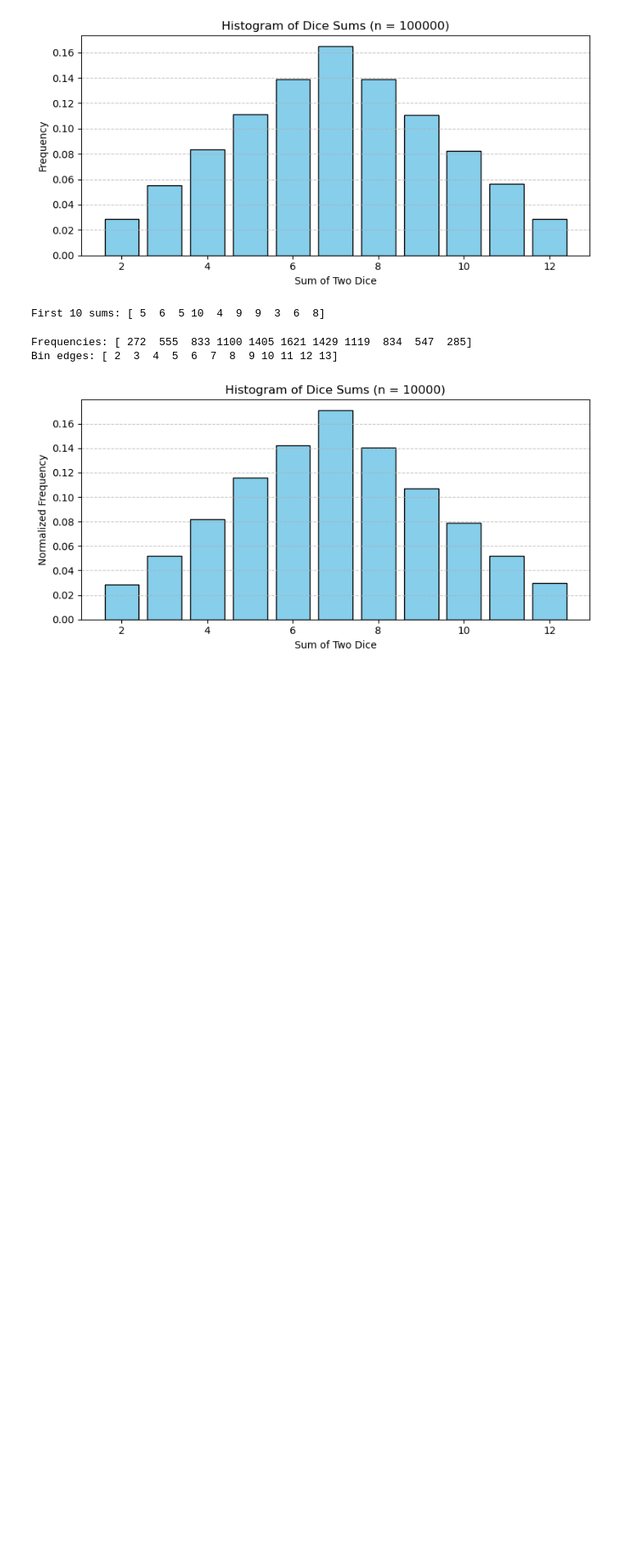
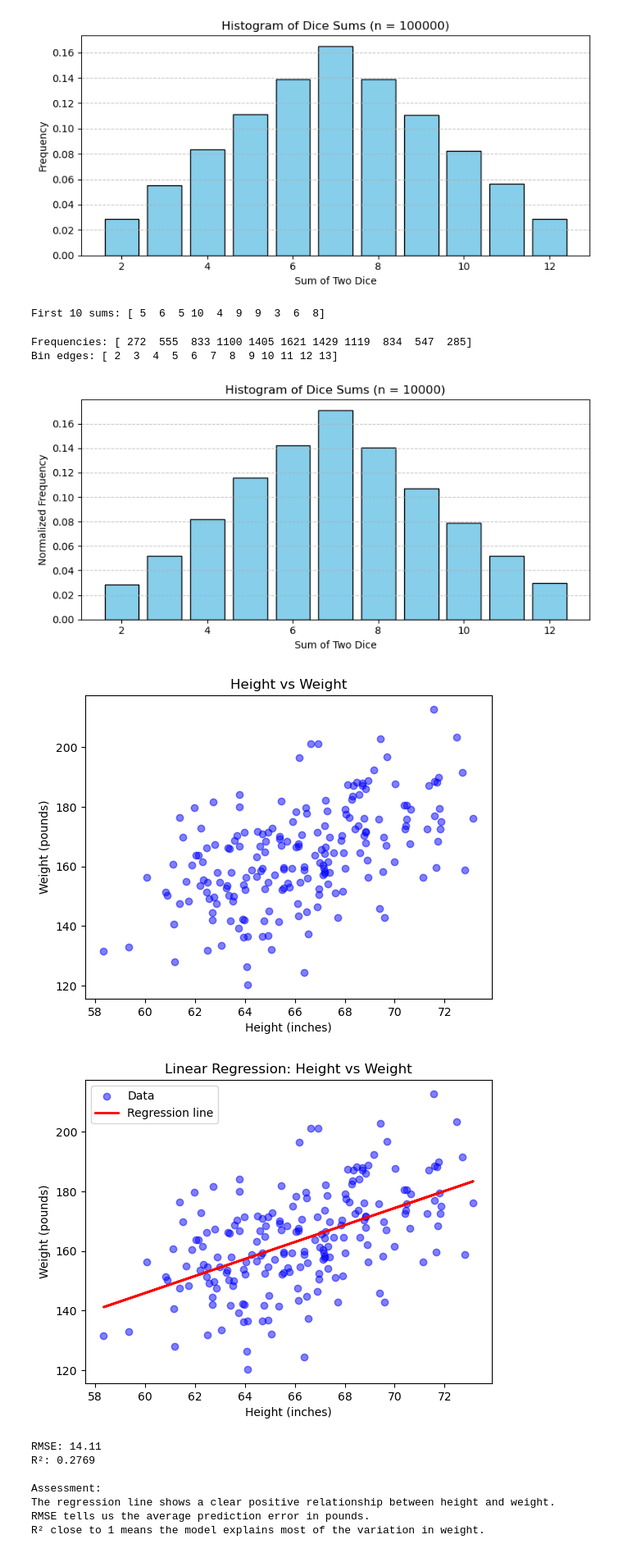
Before and after one commit to pabisa116/Ai-with-python, a Jupyter notebook: assigment 3.ipynb, the cells around one changed output. Shown at 82% size. Drawn from its saved outputs; the diff is of its cells as text; code cells hidden in the pictures; blank space fills up the shorter version.

```diff
--- a/assigment 3.ipynb
+++ b/assigment 3.ipynb
@@ -104,3 +104,58 @@ Regression to the mean is a statistical phenomenon: Extreme outcomes tend to be
 A linear regression model is appropriate for modeling the dependence between height and weight in the weight-height.csv dataset.
 # %%
 Linear regression was performed on the weight-height.csv dataset, and the model shows a strong linear relationship between height and weight.
+# %%
+import numpy as np
+import pandas as pd
+import matplotlib.pyplot as plt
+from sklearn.linear_model import LinearRegression
+from sklearn.metrics import mean_squared_error, r2_score
+
+np.random.seed(0)
+heights = np.random.normal(66, 3, 200)   # average height ~66 inches
+weights = 2.5 * heights + np.random.normal(0, 15, 200)  # linear relation with noise
+
+data = pd.DataFrame({"Height": heights, "Weight": weights})
+
+plt.scatter(data["Height"], data["Weight"], color="blue", alpha=0.5)
+plt.xlabel("Height (inches)")
+plt.ylabel("Weight (pounds)")
+plt.title("Height vs Weight")
+plt.show()
+
+X = data[["Height"]]
+y = data["Weight"]
+
+model = LinearRegression()
+model.fit(X, y)
+
+y_pred = model.predict(X)
+
+plt.scatter(X, y, color="blue", alpha=0.5, label="Data")
+plt.plot(X, y_pred, color="red", linewidth=2, label="Regression line")
+plt.xlabel("Height (inches)")
+plt.ylabel("Weight (pounds)")
+plt.title("Linear Regression: Height vs Weight")
+plt.legend()
+plt.show()
+
+rmse = np.sqrt(mean_squared_error(y, y_pred))
+r2 = r2_score(y, y_pred)
+
+print(f"RMSE: {rmse:.2f}")
+print(f"R²: {r2:.4f}")
+
+print("\nAssessment:")
+print("The regression line shows a clear positive relationship between height and weight.")
+print("RMSE tells us the average prediction error in pounds.")
+print("R² close to 1 means the model explains most of the variation in weight.")
+# %% [output]
+[figure, added]
+[figure, added]
+RMSE: 14.11
+R²: 0.2769
+
+Assessment:
+The regression line shows a clear positive relationship between height and weight.
+RMSE tells us the average prediction error in pounds.
+R² close to 1 means the model explains most of the variation in weight.
```
